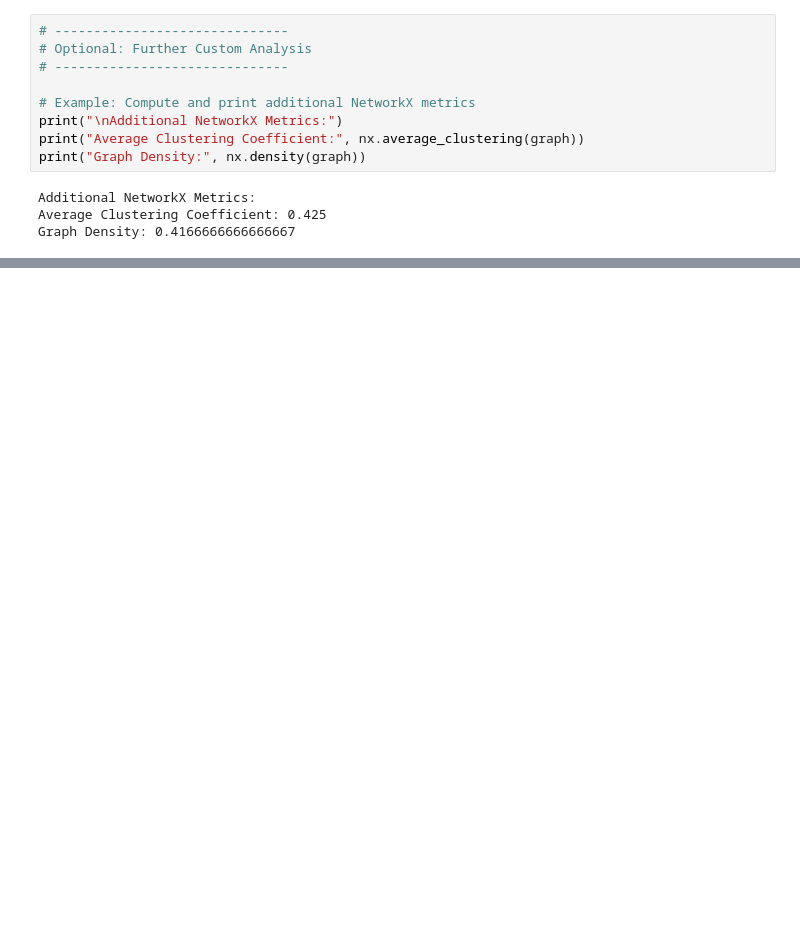
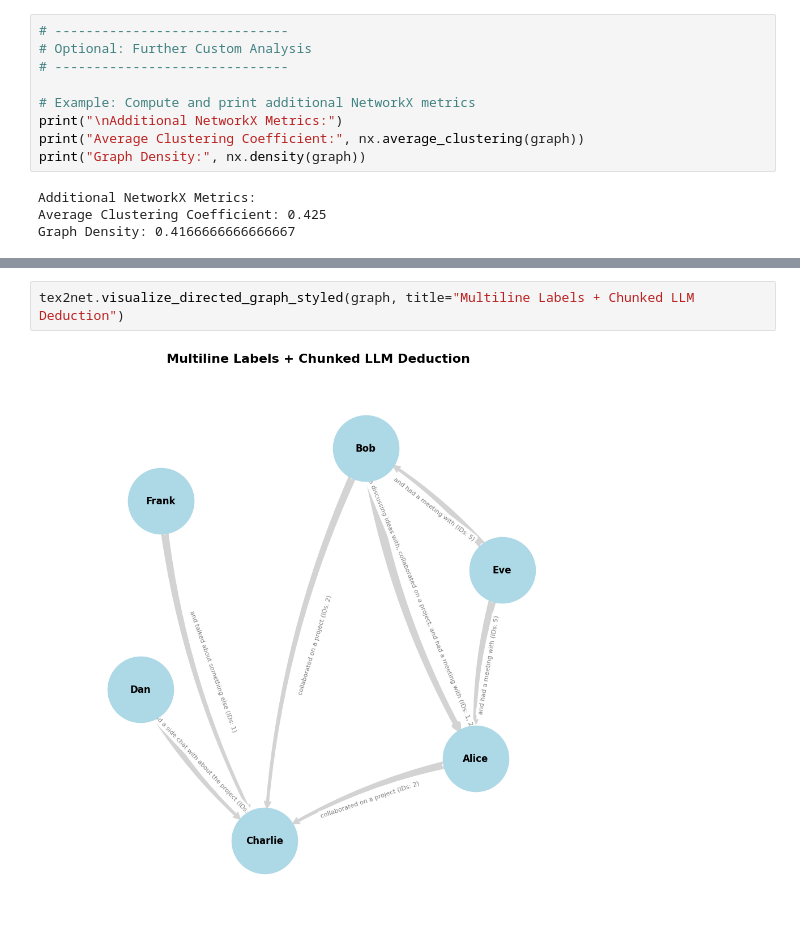
Before and after one commit to jtaca/tex2net, a Jupyter notebook: example_usage.ipynb, the cells around one changed output, grey strips where cells are left out. Drawn from its saved outputs; the diff is of its cells as text; blank space fills up the shorter version.

```diff
--- a/example_usage.ipynb
+++ b/example_usage.ipynb
@@ -133,0 +157,4 @@ Graph Density: 0.4166666666666667
+# %%
+tex2net.visualize_directed_graph_styled(graph, title="Multiline Labels + Chunked LLM Deduction")
+# %% [output]
+[figure, added]
```
Also changed, not shown: parts of 2 cells of this notebook.
